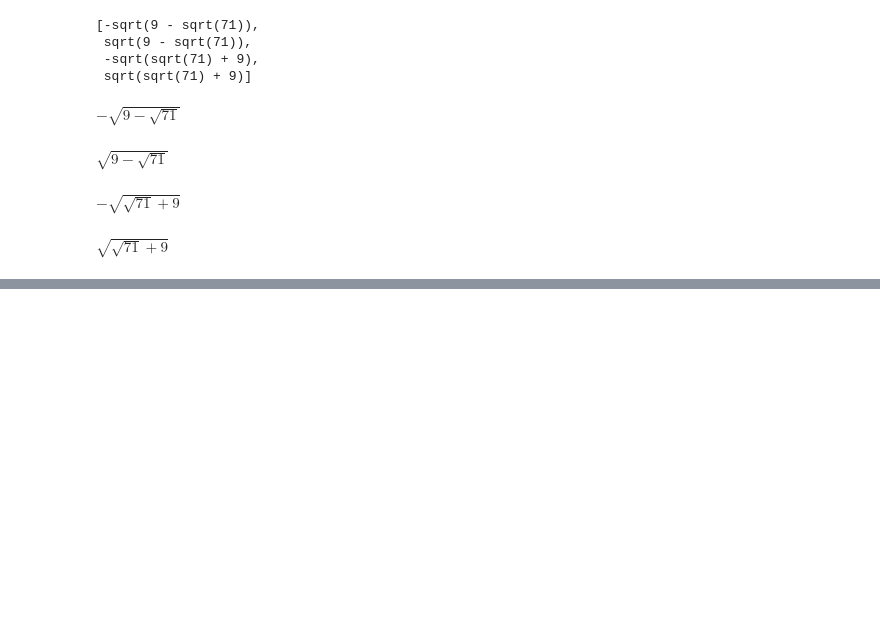
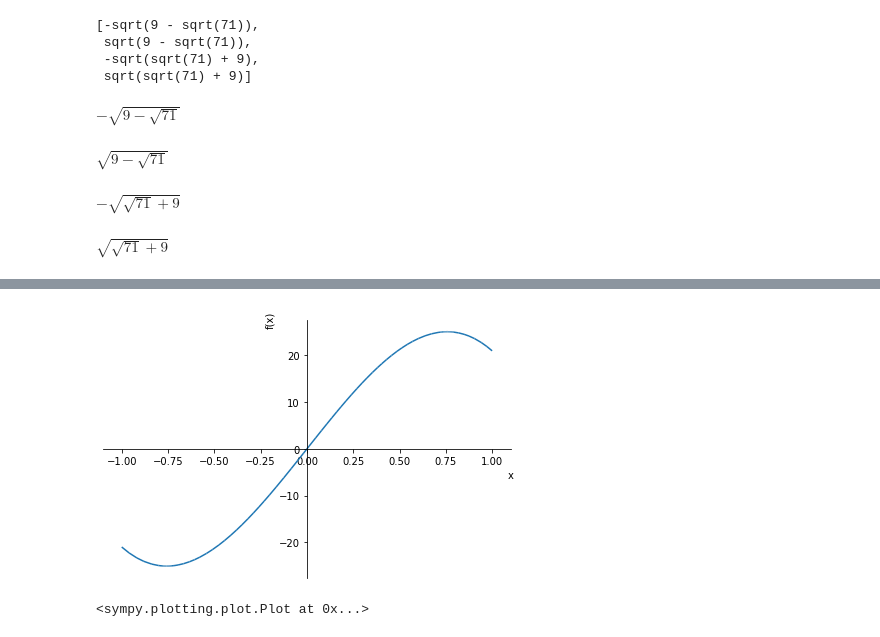
Before and after one commit to hnihtt/ThucHanhToanCC, a Jupyter notebook: bai2.ipynb, the cells around one changed output, grey strips where cells are left out. Saved outputs shown, nothing was run; the diff lists cells and outputs as text; code cells hidden in the pictures; blank space fills up the shorter version.

```diff
--- a/bai2.ipynb
+++ b/bai2.ipynb
@@ -217,0 +280,5 @@ $\displaystyle \sqrt{\sqrt{71} + 9}$
+# %%
+sympy.plot(f,(x,-1,1))
+# %% [output]
+[figure, added]
+<sympy.plotting.plot.Plot at 0x...>
```
Also changed, not shown: parts of 16 cells of this notebook.
